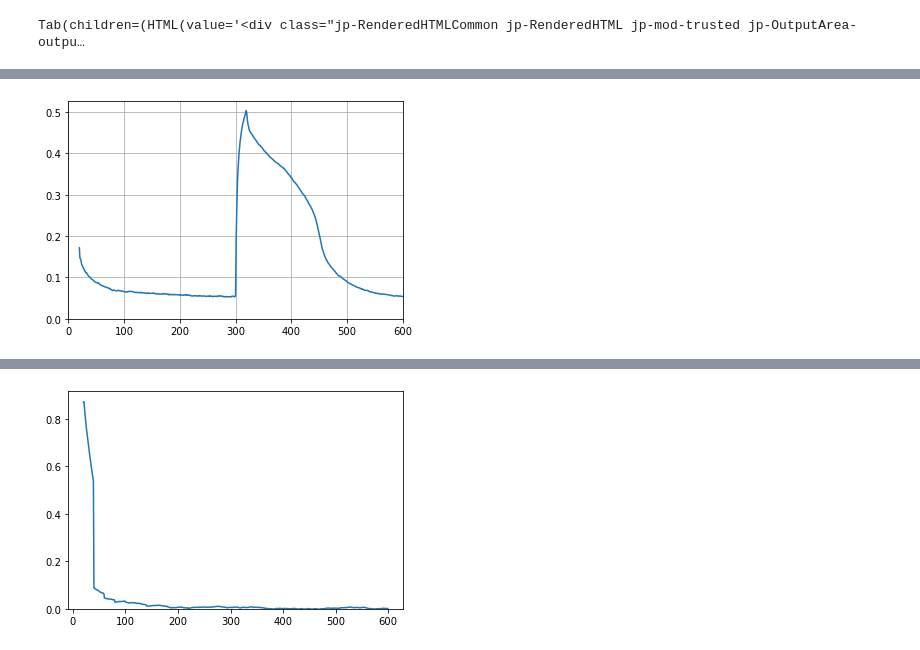
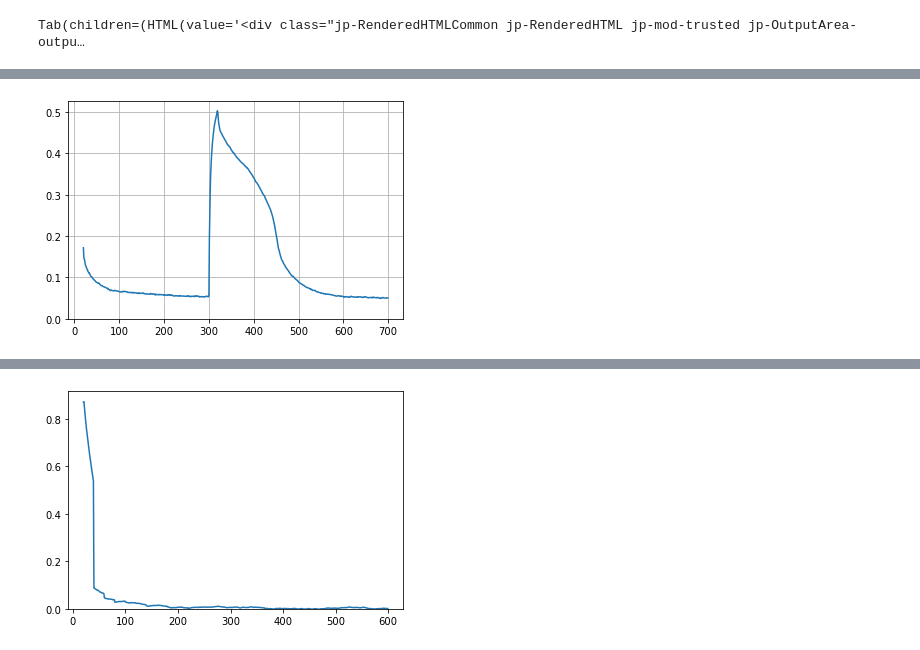
Before and after one commit to djk2120/ctsm_trendy_2022, a Jupyter notebook: spinup.ipynb, the cells around one changed output, grey strips where cells are left out. Drawn from its saved outputs; the diff is of its cells as text; code cells hidden in the pictures.

```diff
--- a/spinup.ipynb
+++ b/spinup.ipynb
@@ -91,16 +87,16 @@ drift
 # %%
 cf=1
 x=cf*ds[v][1:,:,:]
 nt = len(x)-20
 x1=x.shift(time=20)[20:,:,:]
 x2=x[20:,:,:]
 diseq=(la*(abs(x2-x1)>20)).sum(dim=['lat','lon'])/la.sum()
 plt.plot(20+np.arange(nt),diseq)
-plt.xlim([0,600])
+#plt.xlim([0,600])
 plt.ylim(bottom=0)
 plt.grid()
 # %% [output]
-[figure, old version]
+[figure, new version]
 # %%
 diseq[-1].values
 # %% [output]
```
Also changed, not shown: parts of 5 cells of this notebook, 33 other files.
